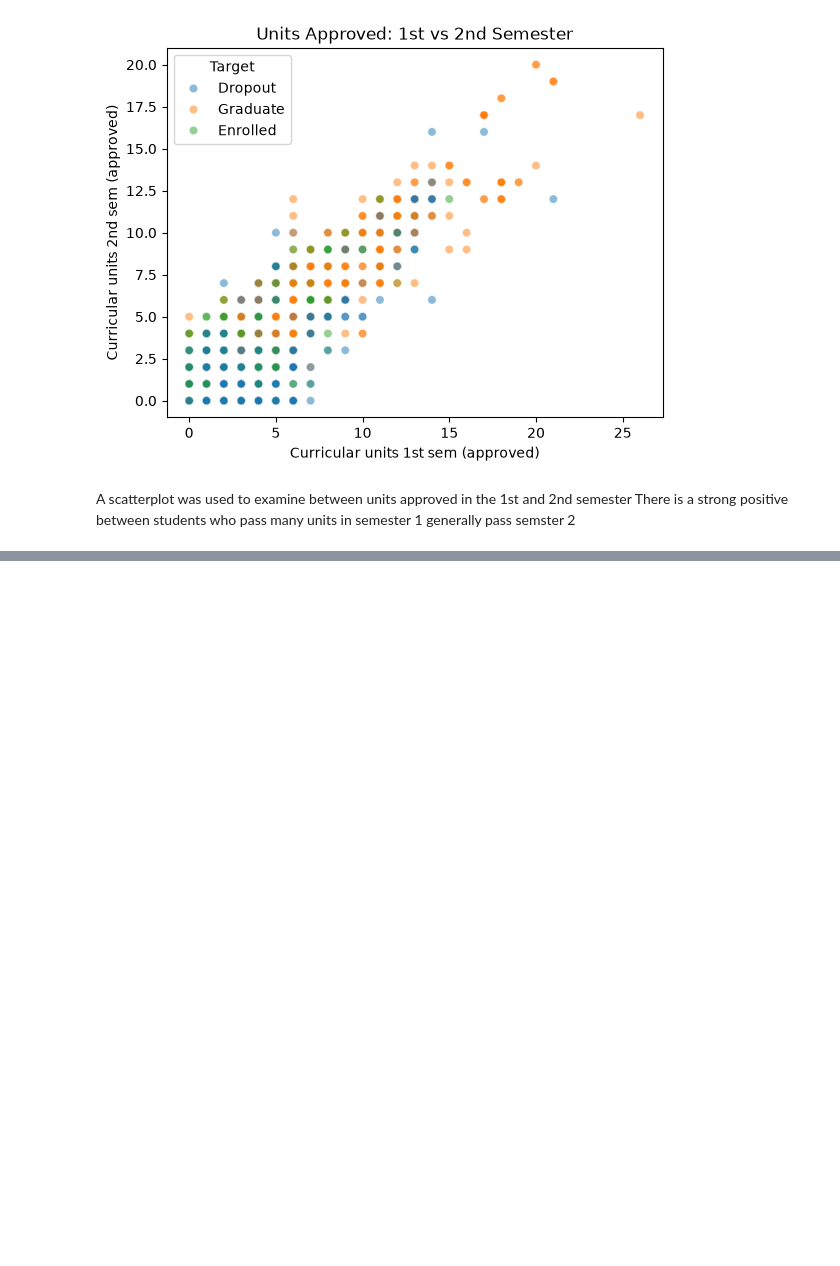
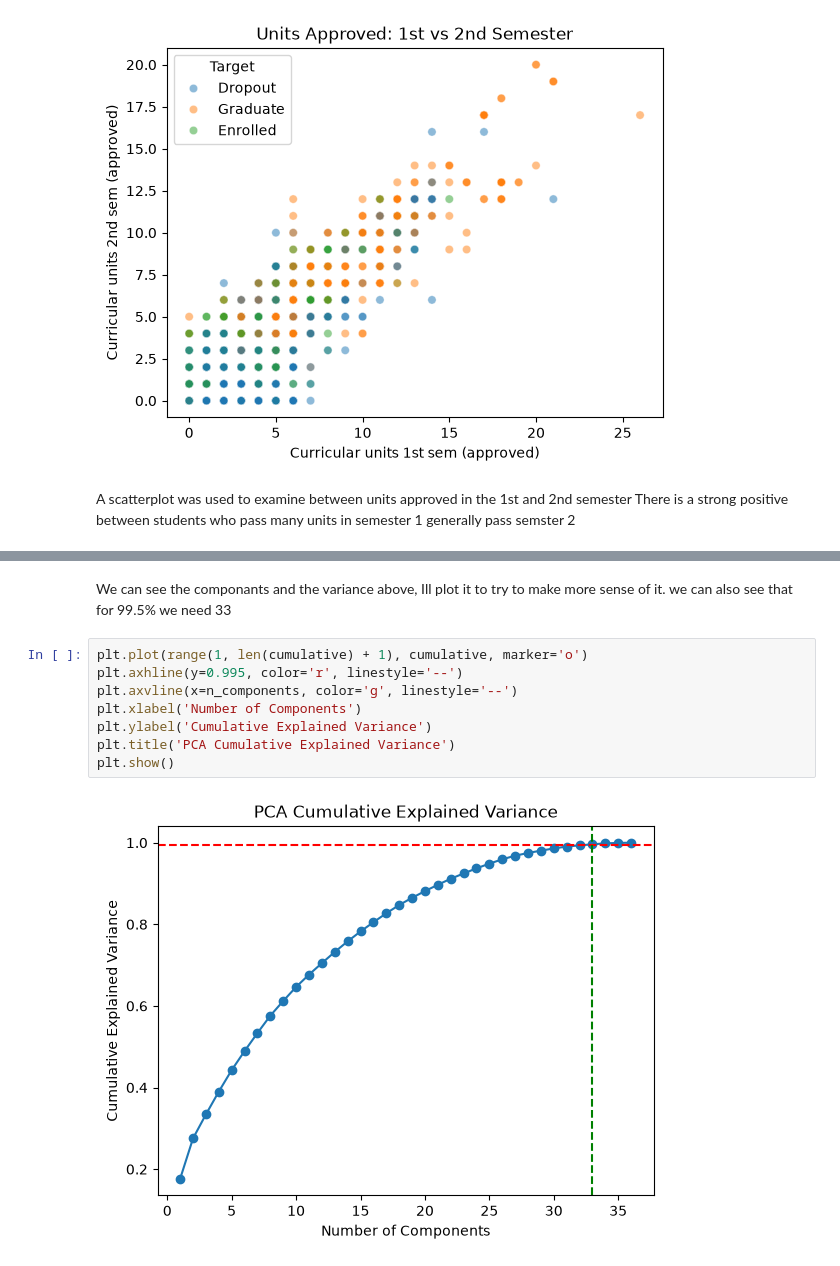
Before and after one commit to CoreyAherne1997/DataPrepHDipCA1, a Jupyter notebook: CoreyAherne_DPrepHDip_CA1.ipynb, the cells around one changed output, grey strips where cells are left out. Saved outputs shown, nothing was run; the diff lists cells and outputs as text; blank space fills up the shorter version.

```diff
--- a/CoreyAherne_DPrepHDip_CA1.ipynb
+++ b/CoreyAherne_DPrepHDip_CA1.ipynb
@@ -333,0 +378,12 @@ There is a strong positive between students who pass many units in semester 1 ge
+# %% [markdown]
+We can see the componants and the variance above, Ill plot it to try to make more sense of it. we can also see that for 99.5% we need 33
+# %%
+plt.plot(range(1, len(cumulative) + 1), cumulative, marker='o')
+plt.axhline(y=0.995, color='r', linestyle='--')
+plt.axvline(x=n_components, color='g', linestyle='--')
+plt.xlabel('Number of Components')
+plt.ylabel('Cumulative Explained Variance')
+plt.title('PCA Cumulative Explained Variance')
+plt.show()
+# %% [output]
+[figure, added]
```
Also changed, not shown: parts of 11 cells of this notebook.
